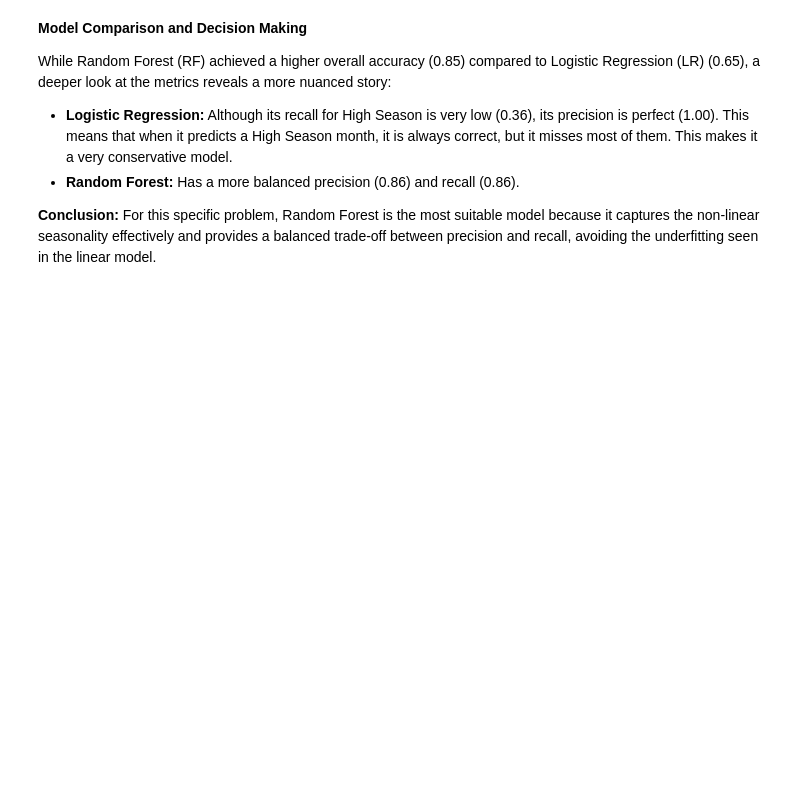
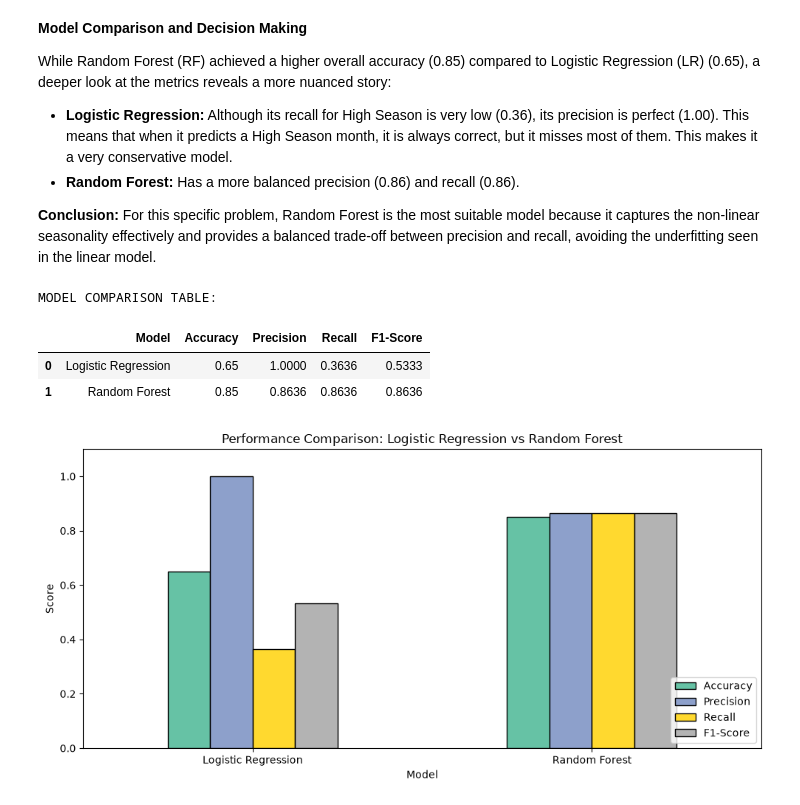
Before and after one commit to 2026628-design/AssignTourism, a Jupyter notebook: TourismD.ipynb, the cells around one changed output. Drawn from its saved outputs; the diff is of its cells as text; code cells hidden in the pictures; blank space fills up the shorter version.

```diff
--- a/TourismD.ipynb
+++ b/TourismD.ipynb
@@ -918,3 +918,40 @@ While Random Forest (RF) achieved a higher overall accuracy (0.85) compared to L
 - **Random Forest:** Has a more balanced precision (0.86) and recall (0.86).
 
 **Conclusion:** For this specific problem, Random Forest is the most suitable model because it captures the non-linear seasonality effectively and provides a balanced trade-off between precision and recall, avoiding the underfitting seen in the linear model.
+# %%
+# ==========================================
+# MODEL COMPARISON TABLE
+# ==========================================
+import pandas as pd
+import matplotlib.pyplot as plt
+import seaborn as sns
+from sklearn.metrics import accuracy_score, precision_score, recall_score, f1_score
+
+# Calculate metrics for both models
+metrics = {
+    'Model': ['Logistic Regression', 'Random Forest'],
+    'Accuracy': [accuracy_score(y_test, y_pred_lr), accuracy_score(y_test, y_pred_rf)],
+    'Precision': [precision_score(y_test, y_pred_lr), precision_score(y_test, y_pred_rf)],
+    'Recall': [recall_score(y_test, y_pred_lr), recall_score(y_test, y_pred_rf)],
+    'F1-Score': [f1_score(y_test, y_pred_lr), f1_score(y_test, y_pred_rf)]
+}
+
+comparison_df = pd.DataFrame(metrics)
+print("MODEL COMPARISON TABLE:")
+display(comparison_df.round(4))
+
+# Plot the comparison
+comparison_df.set_index('Model').plot(kind='bar', figsize=(10, 5), colormap='Set2', edgecolor='black')
+plt.title('Performance Comparison: Logistic Regression vs Random Forest')
+plt.ylabel('Score')
+plt.ylim(0, 1.1)
+plt.xticks(rotation=0)
+plt.legend(loc='lower right')
+plt.tight_layout()
+plt.show()
+# %% [output]
+MODEL COMPARISON TABLE:
+|  | Model | Accuracy | Precision | Recall | F1-Score |
+| 0 | Logistic Regression | 0.65 | 1.0000 | 0.3636 | 0.5333 |
+| 1 | Random Forest | 0.85 | 0.8636 | 0.8636 | 0.8636 |
+[figure, added]
```
Also changed, not shown: parts of 2 cells of this notebook.
